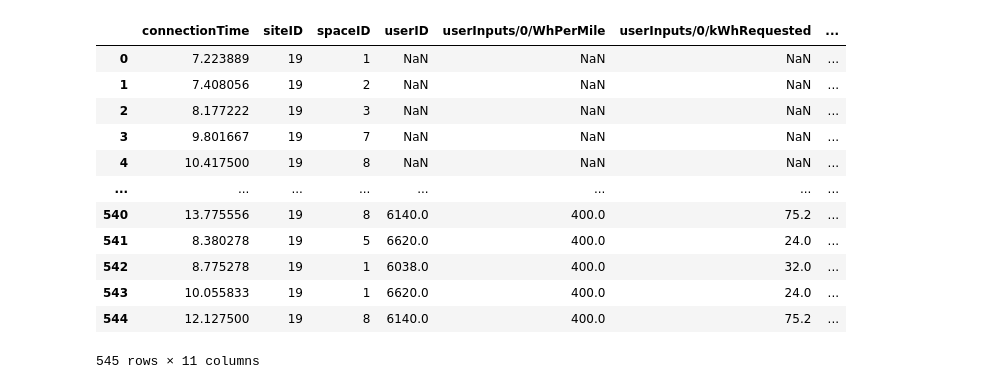
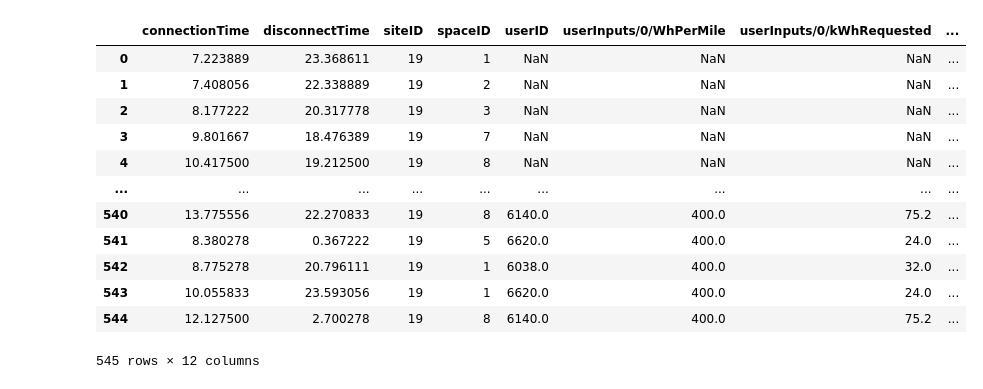
Before and after one commit to ThijsD-02/Machine-Learning-AI-Assignment-ME44312, a Jupyter notebook: regression and neural network notebook.ipynb, the cells around one changed output. Saved outputs shown, nothing was run; the diff lists cells and outputs as text; code cells hidden in the pictures.

```diff
--- a/regression and neural network notebook.ipynb
+++ b/regression and neural network notebook.ipynb
@@ -4,10 +4,8 @@ import pytz
 
 data = pd.read_csv("Data/acndata_sessions 2019_11 till 2020_5 caltech.csv")
 data.shape[1]
-df = data.drop(data.columns[20:93], axis=1)
-df = df.drop(df.columns[[0,1,3,4,5,6]], axis = 1)
-df = df.drop(df.columns[[4,13]], axis = 1)
-df = df.drop(df.columns[[3]], axis = 1)
+df = data.drop(data.columns[19:93], axis=1)
+df = df.drop(df.columns[[0,1,4,5,6,9,10]], axis = 1)
 
 # Define time zones
 gmt_tz = pytz.timezone("GMT")  # UTC/GMT
@@ -30,10 +28,15 @@ df["userInputs/0/modifiedAt"] = df['userInputs/0/modifiedAt'].dt.hour + df['user
 df['userInputs/0/requestedDeparture'] = pd.to_datetime(df['userInputs/0/requestedDeparture'])
 df['userInputs/0/requestedDeparture'] = df['userInputs/0/requestedDeparture'].dt.hour + df['userInputs/0/requestedDeparture'].dt.minute / 60 + df['userInputs/0/requestedDeparture'].dt.second / 3600
 
+df['disconnectTime'] = pd.to_datetime(df['disconnectTime'])
+df['disconnectTime'] = df['disconnectTime'].dt.hour + df['disconnectTime'].dt.minute / 60 + df['disconnectTime'].dt.second / 3600
+
 df['userInputs/0/paymentRequired'] = df['userInputs/0/paymentRequired'].replace({True: 1, False: 0})
 
 df['spaceID'] = df['spaceID'].str.replace('CA-', '')
 
 df = df.apply(pd.to_numeric, errors='coerce')
 display(df)
+
+df.to_csv('caltech_clean')
 # %% [output]
@@ -54,10 +57,8 @@ display(df)
 data = pd.read_csv("Data/acndata_sessions 2019_11 till 2020_5 jpl.csv")
 #display(data)
 data.shape[1]
-df = data.drop(data.columns[20:189], axis=1)
-df = df.drop(df.columns[[0,1,3,4,5,6]], axis = 1)
-df = df.drop(df.columns[[4,13]], axis = 1)
-df = df.drop(df.columns[[3]], axis = 1)
+df = data.drop(data.columns[19:189], axis=1)
+df = df.drop(df.columns[[0,1,4,5,6,9,10]], axis = 1)
 
 # Define time zones
 gmt_tz = pytz.timezone("GMT")  # UTC/GMT
@@ -80,6 +81,9 @@ df["userInputs/0/modifiedAt"] = df['userInputs/0/modifiedAt'].dt.hour + df['user
 df['userInputs/0/requestedDeparture'] = pd.to_datetime(df['userInputs/0/requestedDeparture'])
 df['userInputs/0/requestedDeparture'] = df['userInputs/0/requestedDeparture'].dt.hour + df['userInputs/0/requestedDeparture'].dt.minute / 60 + df['userInputs/0/requestedDeparture'].dt.second / 3600
 
+df['disconnectTime'] = pd.to_datetime(df['disconnectTime'])
+df['disconnectTime'] = df['disconnectTime'].dt.hour + df['disconnectTime'].dt.minute / 60 + df['disconnectTime'].dt.second / 3600
+
 df['userInputs/0/paymentRequired'] = df['userInputs/0/paymentRequired'].replace({True: 1, False: 0})
 
 df['spaceID'] = df['spaceID'].str.replace('AG-', '')
@@ -106,48 +110,50 @@ data = pd.read_csv("Data/acndata_sessions 2019_11 till 2020_5 office1.csv")
 
 #display(data)
 data.shape[1]
-data = data.drop(data.columns[[12]], axis=1)
 df = data.drop(data.columns[20:189], axis=1)
-df = df.drop(df.columns[[0,1,3,4,5,6]], axis = 1)
-df = df.drop(df.columns[[4,13]], axis = 1)
-df = df.drop(df.columns[[3]], axis = 1)
+df = df.drop(df.columns[[0,1,4,5,6,9,10,12]], axis = 1)
 
 # Define time zones
 gmt_tz = pytz.timezone("GMT")  # UTC/GMT
 pacific_tz = pytz.timezone("America/Los_Angeles")  # PST/PDT
 
 # Convert relevant datetime columns
 time_columns = ["connectionTime", "userInputs/0/modifiedAt", "userInputs/0/requestedDeparture"]  # Adjust based on your dataset
 
 for col in time_columns:
     df[col] = pd.to_datetime(df[col], errors="coerce")  # Convert to datetime
     df[col] = df[col].dt.tz_localize(gmt_tz, ambiguous="NaT", nonexistent="NaT")  # Assign GMT
     df[col] = df[col].dt.tz_convert(pacific_tz)  # Convert to PST/PDT
 
 df['connectionTime'] = pd.to_datetime(df['connectionTime'])
 df['connectionTime'] = df['connectionTime'].dt.hour + df['connectionTime'].dt.minute / 60 + df['connectionTime'].dt.second / 3600
 
 df["userInputs/0/modifiedAt"] = pd.to_datetime(df['userInputs/0/modifiedAt'])
 df["userInputs/0/modifiedAt"] = df['userInputs/0/modifiedAt'].dt.hour + df['userInputs/0/modifiedAt'].dt.minute / 60 + df['userInputs/0/modifiedAt'].dt.second / 3600
 
 df['userInputs/0/requestedDeparture'] = pd.to_datetime(df['userInputs/0/requestedDeparture'])
 df['userInputs/0/requestedDeparture'] = df['userInputs/0/requestedDeparture'].dt.hour + df['userInputs/0/requestedDeparture'].dt.minute / 60 + df['userInputs/0/requestedDeparture'].dt.second / 3600
 
+df['disconnectTime'] = pd.to_datetime(df['disconnectTime'])
+df['disconnectTime'] = df['disconnectTime'].dt.hour + df['disconnectTime'].dt.minute / 60 + df['disconnectTime'].dt.second / 3600
+
 df['userInputs/0/paymentRequired'] = df['userInputs/0/paymentRequired'].replace({True: 1, False: 0})
 
 df = df.apply(pd.to_numeric, errors='coerce')
 display(df)
+
+df.to_csv('office1_clean')
 # %% [output]
-|  | connectionTime | siteID | spaceID | userID | userInputs/0/WhPerMile | userInputs/0/kWhRequested | ... |
-| 0 | 7.223889 | 19 | 1 | NaN | NaN | NaN | ... |
-| 1 | 7.408056 | 19 | 2 | NaN | NaN | NaN | ... |
-| 2 | 8.177222 | 19 | 3 | NaN | NaN | NaN | ... |
-| 3 | 9.801667 | 19 | 7 | NaN | NaN | NaN | ... |
-| 4 | 10.417500 | 19 | 8 | NaN | NaN | NaN | ... |
-| ... | ... | ... | ... | ... | ... | ... | ... |
-| 540 | 13.775556 | 19 | 8 | 6140.0 | 400.0 | 75.2 | ... |
-| 541 | 8.380278 | 19 | 5 | 6620.0 | 400.0 | 24.0 | ... |
-| 542 | 8.775278 | 19 | 1 | 6038.0 | 400.0 | 32.0 | ... |
-| 543 | 10.055833 | 19 | 1 | 6620.0 | 400.0 | 24.0 | ... |
-| 544 | 12.127500 | 19 | 8 | 6140.0 | 400.0 | 75.2 | ... |
+|  | connectionTime | disconnectTime | siteID | spaceID | userID | userInputs/0/WhPerMile | userInputs/0/kWhRequested | ... |
+| 0 | 7.223889 | 23.368611 | 19 | 1 | NaN | NaN | NaN | ... |
+| 1 | 7.408056 | 22.338889 | 19 | 2 | NaN | NaN | NaN | ... |
+| 2 | 8.177222 | 20.317778 | 19 | 3 | NaN | NaN | NaN | ... |
+| 3 | 9.801667 | 18.476389 | 19 | 7 | NaN | NaN | NaN | ... |
+| 4 | 10.417500 | 19.212500 | 19 | 8 | NaN | NaN | NaN | ... |
+| ... | ... | ... | ... | ... | ... | ... | ... | ... |
+| 540 | 13.775556 | 22.270833 | 19 | 8 | 6140.0 | 400.0 | 75.2 | ... |
+| 541 | 8.380278 | 0.367222 | 19 | 5 | 6620.0 | 400.0 | 24.0 | ... |
+| 542 | 8.775278 | 20.796111 | 19 | 1 | 6038.0 | 400.0 | 32.0 | ... |
+| 543 | 10.055833 | 23.593056 | 19 | 1 | 6620.0 | 400.0 | 24.0 | ... |
+| 544 | 12.127500 | 2.700278 | 19 | 8 | 6140.0 | 400.0 | 75.2 | ... |
-545 rows × 11 columns
+545 rows × 12 columns
```
Also changed, not shown: parts of 2 cells of this notebook.
